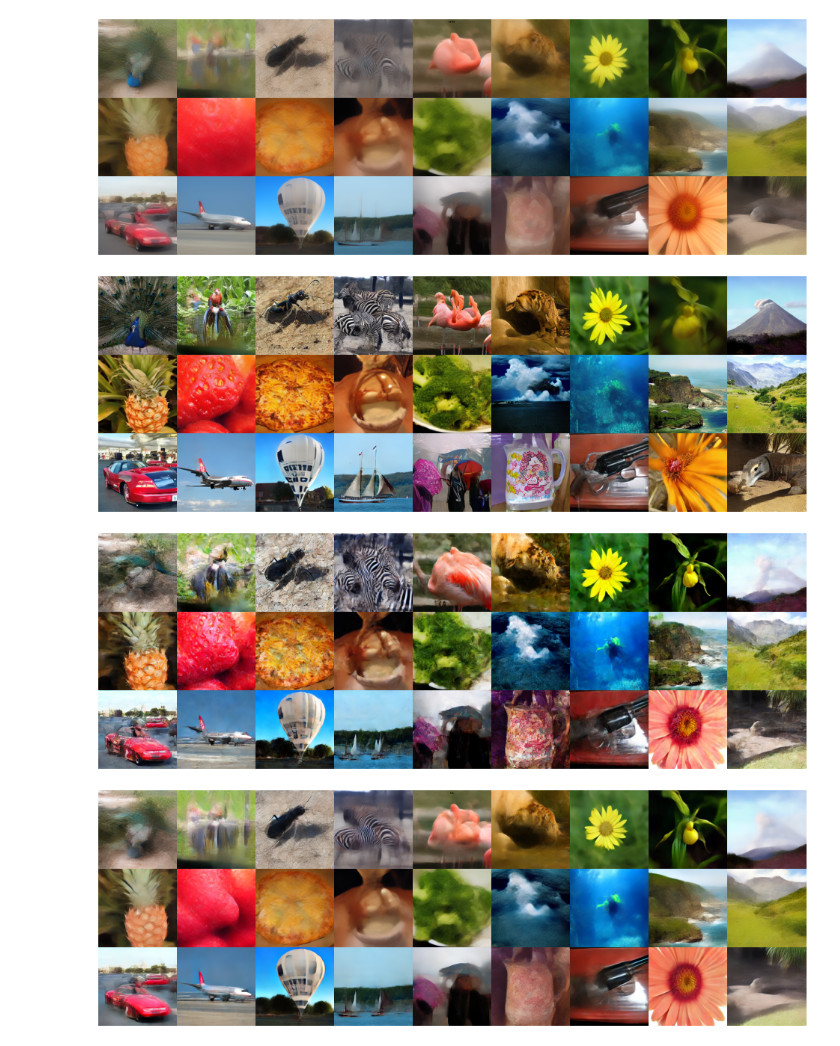
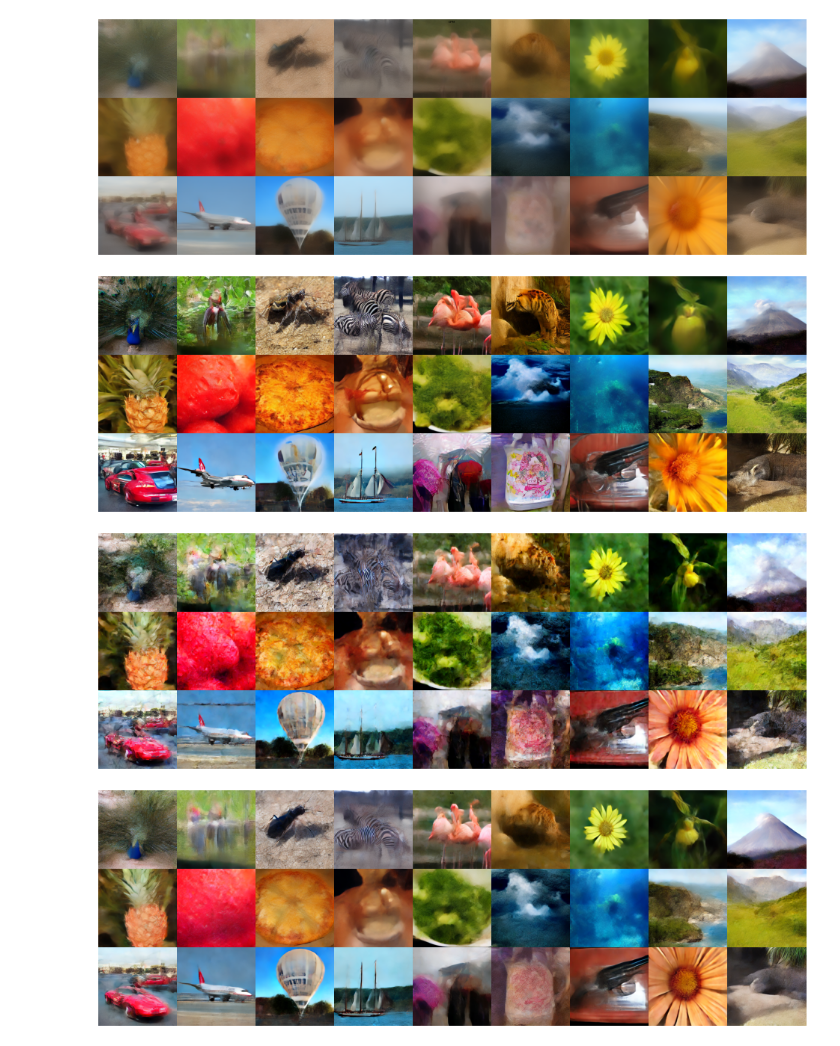
Before and after one commit to scpark20/logpx_samplers, a Jupyter notebook: paper/samples/appendix_dit4.ipynb, the cells around one changed output. Drawn from its saved outputs; the diff is of its cells as text; code cells hidden in the pictures.

```diff
--- a/paper/samples/appendix_dit4.ipynb
+++ b/paper/samples/appendix_dit4.ipynb
@@ -99,7 +99,7 @@ noise_schedule = model.get_noise_schedule()
 model_fn = model.get_model_fn(noise_schedule=noise_schedule, pos_conds=class_ids, guidance_scale=1.5)
 noises = model.get_noise(seeds=[i for i in range(len(class_ids))])
 
-NFE = 4
+NFE = 3
 
 solver = DPM_Solver(noise_schedule, algorithm_type="data_prediction", steps=NFE, skip_type="time_uniform", flow_shift=1.0)
 dpm_latents = solver.sample(noises, model_fn)['samples']
@@ -134,34 +134,34 @@ display_class_images(samples, class_ids, display_title='Dual')
 solver = BNS_Solver(
         noise_schedule,
         steps=NFE,
         skip_type="time_uniform",
         algorithm_type='dual_prediction'
     ).to(model.device)
 
 pt_file = get_pt(f'logs/dit/bns/sep/s{NFE}/', label='latest')
 state_dict = torch.load(pt_file, map_location='cpu', weights_only=False)['solver_state_dict']
 solver.load_state_dict(state_dict, strict=True)
 with torch.no_grad():
     latents = solver.sample(noises, model_fn)['samples']
     samples = model.decode_vae(latents, pil_output=True)['pil_output']
 display_class_images(samples, class_ids, display_title='BNS')
 
 solver = DS_Solver(
         noise_schedule,
         steps=NFE,
         skip_type="time_uniform",
         algorithm_type='data_prediction'
     ).to(model.device)
 
 pt_file = get_pt(f'logs/dit/ds/ddpm/s{NFE}/', label='latest')
 state_dict = torch.load(pt_file, map_location='cpu', weights_only=False)['solver_state_dict']
 solver.load_state_dict(state_dict, strict=True)
 with torch.no_grad():
     latents = solver.sample(noises, model_fn)['samples']
     samples = model.decode_vae(latents, pil_output=True)['pil_output']
 display_class_images(samples, class_ids, display_title='DS')
 # %% [output]
-[figure, old version]
+[figure, new version]
-[figure, old version]
+[figure, new version]
-[figure, old version]
+[figure, new version]
-[figure, old version]
+[figure, new version]
```
Also changed, not shown: parts of 1 cell of this notebook, 6 other files.
